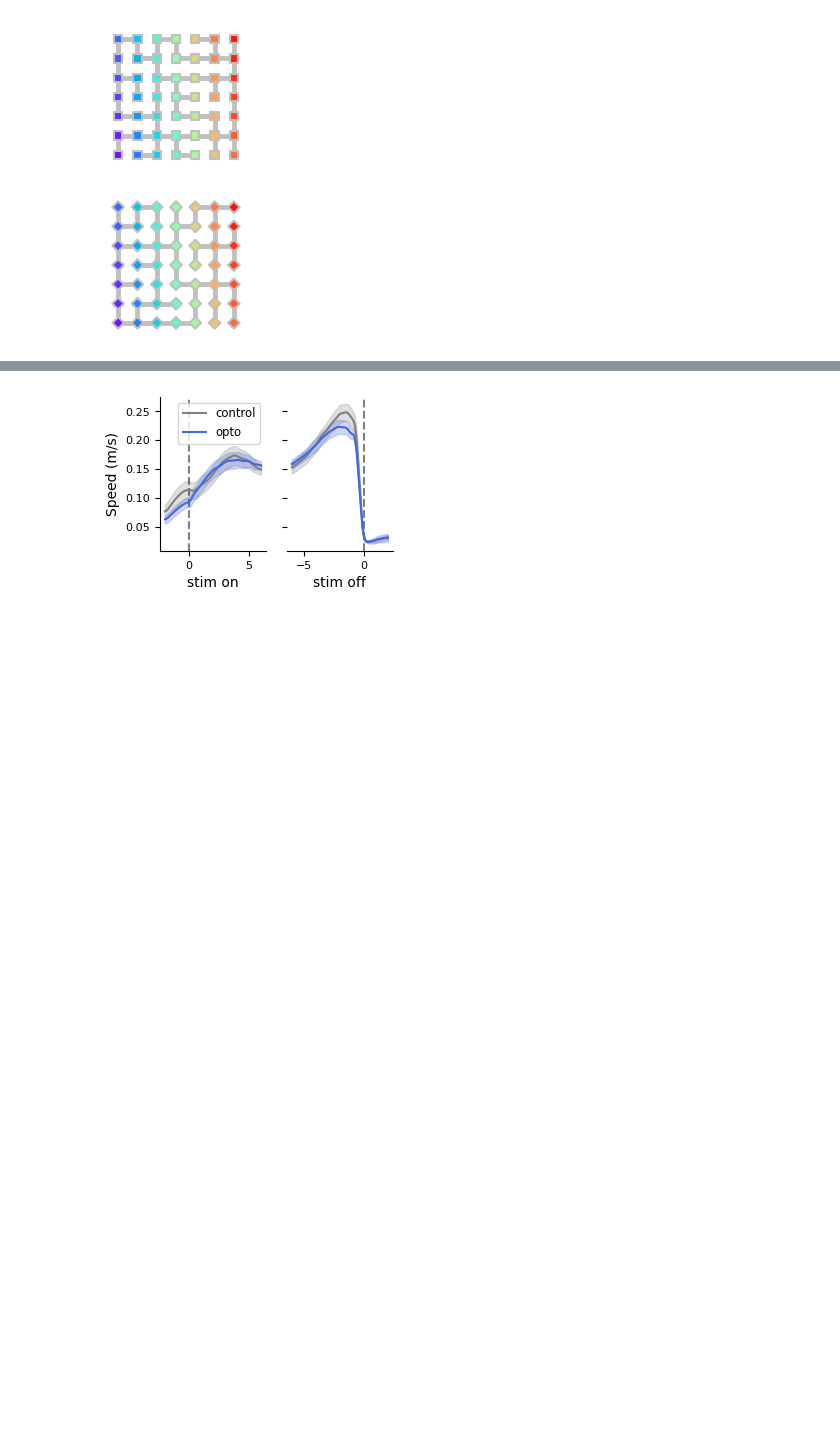
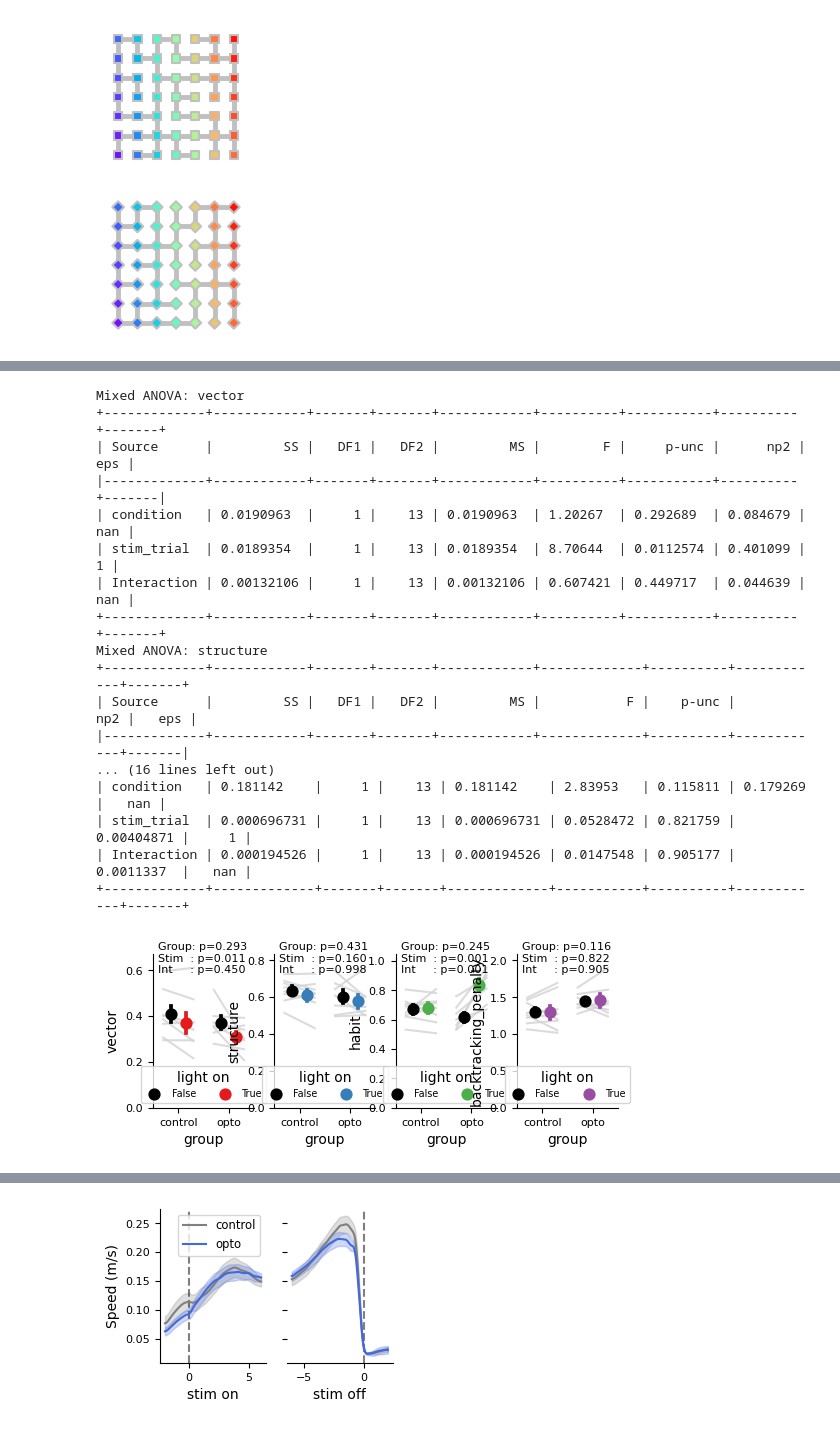
Before and after one commit to peterdoohan/goalNav_mFC-opto3, a Jupyter notebook: code/Notebooks/supp_figure.ipynb, the cells around one changed output, grey strips where cells are left out. Drawn from its saved outputs; the diff is of its cells as text; code cells hidden in the pictures; blank space fills up the shorter version.

```diff
--- a/code/Notebooks/supp_figure.ipynb
+++ b/code/Notebooks/supp_figure.ipynb
@@ -176,0 +199,31 @@ T-tests on slope from delta xs steps linear fit:
+# %%
+strategies = ["vector", "structure", "habit", "backtracking_penalty"]
+results_df = oe.get_group_by_stim_strategy_weights(
+    navigation_strategies_df[navigation_strategies_df.maze_name == "maze_1"],
+    strategies=strategies,
+    stim_day_range=(6, np.inf),
+    max_trial_duration=None,
+    stim_only=False,
+)
+fig, axes = plt.subplots(1, len(strategies), figsize=(1.5 * len(strategies), 2))
+oe.plot_mixture_of_strategy_weights(results_df, axes=axes, cmap="Set1", print_stats=True)
+fig.savefig(SAVE_FIG_PATH / "strategy_weights_maze_1.pdf")
+# %% [output]
+Mixed ANOVA: vector
++-------------+------------+-------+-------+------------+----------+-----------+----------+-------+
+| Source      |         SS |   DF1 |   DF2 |         MS |        F |     p-unc |      np2 |   eps |
+|-------------+------------+-------+-------+------------+----------+-----------+----------+-------|
+| condition   | 0.0190963  |     1 |    13 | 0.0190963  | 1.20267  | 0.292689  | 0.084679 |   nan |
+| stim_trial  | 0.0189354  |     1 |    13 | 0.0189354  | 8.70644  | 0.0112574 | 0.401099 |     1 |
+| Interaction | 0.00132106 |     1 |    13 | 0.00132106 | 0.607421 | 0.449717  | 0.044639 |   nan |
++-------------+------------+-------+-------+------------+----------+-----------+----------+-------+
+Mixed ANOVA: structure
++-------------+------------+-------+-------+------------+-------------+----------+------------+-------+
+| Source      |         SS |   DF1 |   DF2 |         MS |           F |    p-unc |        np2 |   eps |
+|-------------+------------+-------+-------+------------+-------------+----------+------------+-------|
+... (16 lines left out)
+| condition   | 0.181142    |     1 |    13 | 0.181142    | 2.83953   | 0.115811 | 0.179269   |   nan |
+| stim_trial  | 0.000696731 |     1 |    13 | 0.000696731 | 0.0528472 | 0.821759 | 0.00404871 |     1 |
+| Interaction | 0.000194526 |     1 |    13 | 0.000194526 | 0.0147548 | 0.905177 | 0.0011337  |   nan |
++-------------+-------------+-------+-------+-------------+-----------+----------+------------+-------+
+[figure, added]
```
Also changed, not shown: parts of 20 cells of this notebook.
